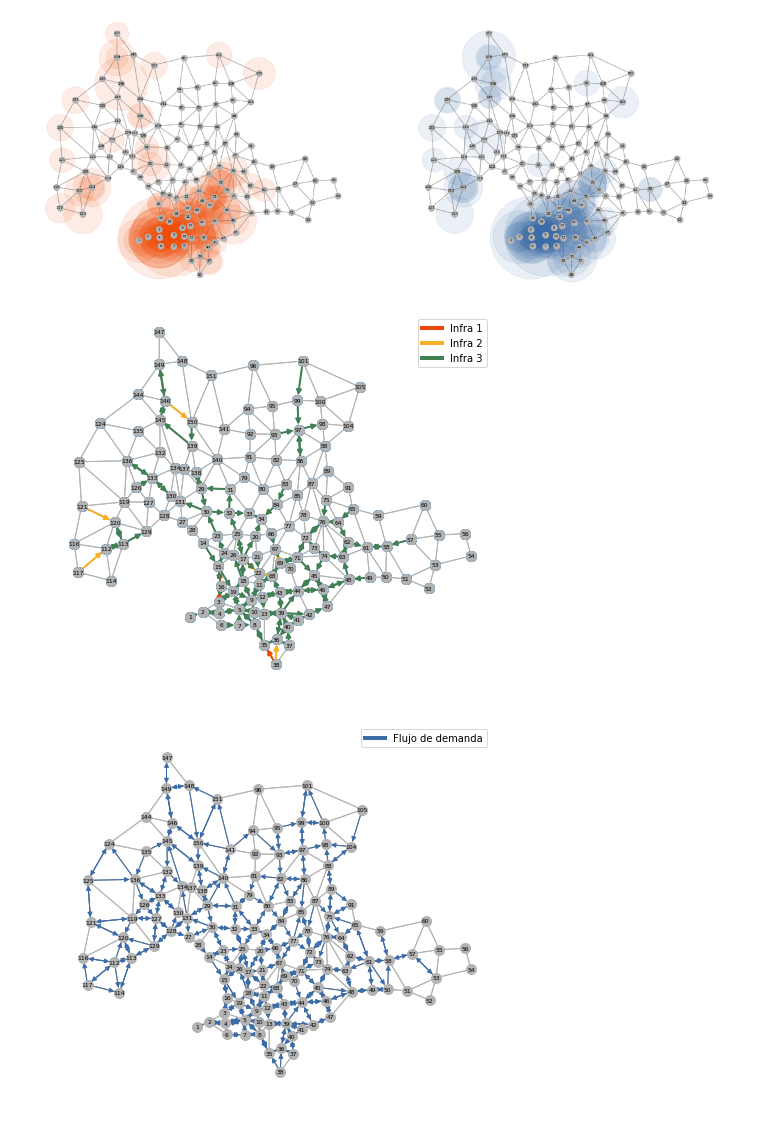
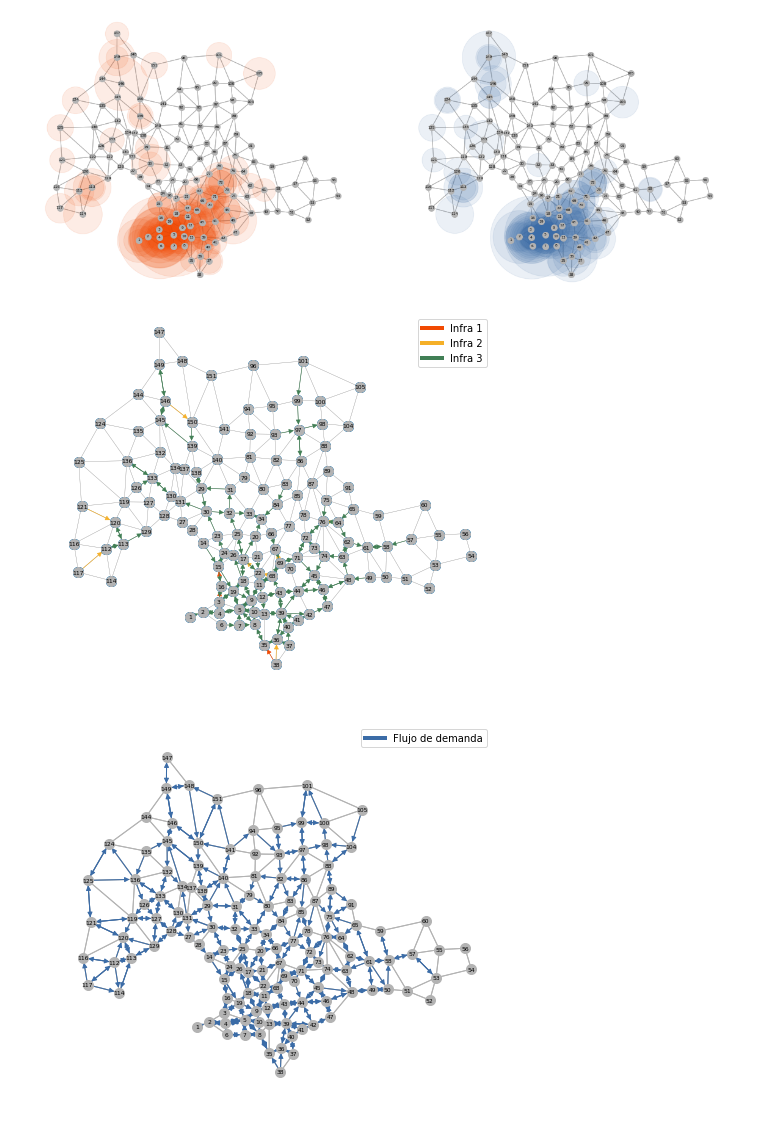
Before and after one commit to joaquinco/bicycle-network-design, a Jupyter notebook: notebooks/Montevideo.ipynb, the cells around one changed output. Cells and saved outputs as stored; diff of their text form; code cells hidden in the pictures.

```diff
--- a/notebooks/Montevideo.ipynb
+++ b/notebooks/Montevideo.ipynb
@@ -76,15 +76,16 @@ Budget: 648440.474819427
 # %%
 model, solution = instances[0]
 
 bc.draw.draw(
     model,
     solution=solution,
     odpairs=False,
     infrastructures=True,
+    width=0.3,
     **draw_config,
 )
 # %% [output]
-[figure, old version]
+[figure, new version]
 # %%
 bc.draw.draw(
     model,
```
Also changed, not shown: 8 other files.
